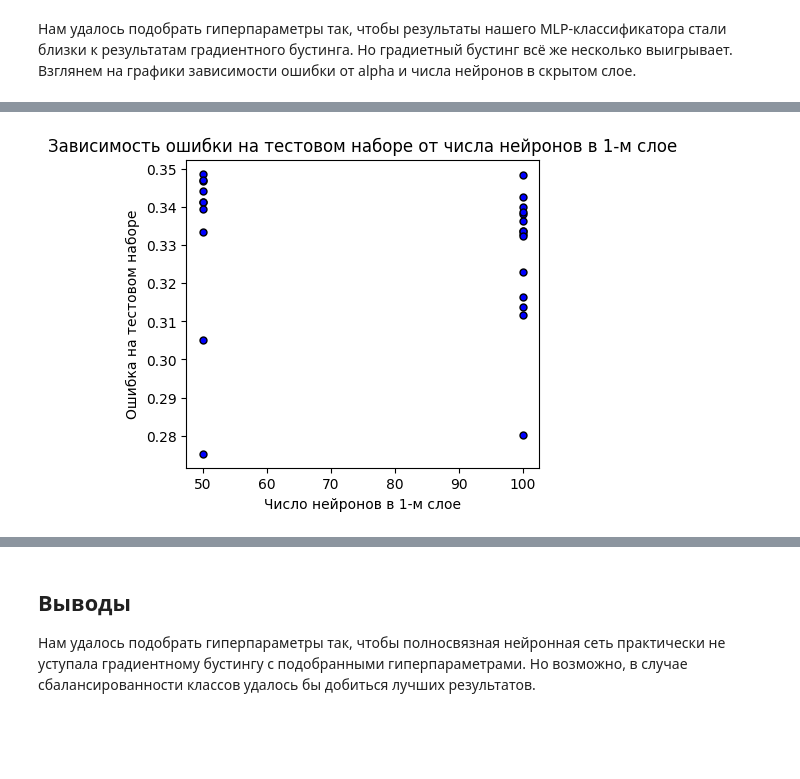
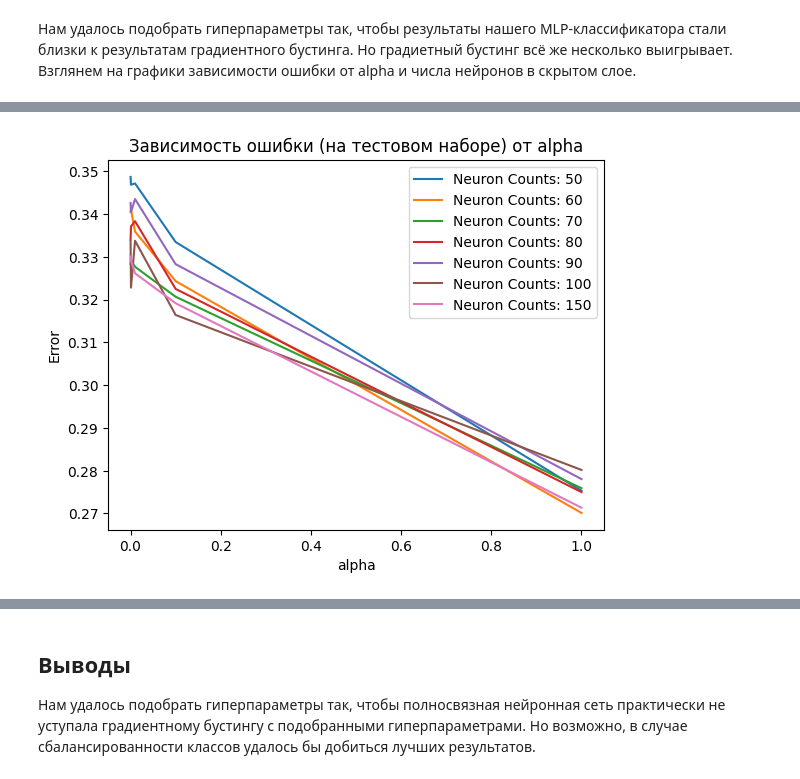
Before and after one commit to alexChurkin/MyML2023, a Jupyter notebook: Homework_6_2912.ipynb, the cells around one changed output, grey strips where cells are left out. Saved outputs shown, nothing was run; the diff lists cells and outputs as text; code cells hidden in the pictures; blank space fills up the shorter version.

```diff
--- a/Homework_6_2912.ipynb
+++ b/Homework_6_2912.ipynb
@@ -616,13 +610,3 @@ plt.show()
 Нам удалось подобрать гиперпараметры так, чтобы результаты нашего MLP-классификатора стали близки к результатам градиентного бустинга.
 Но градиетный бустинг всё же несколько выигрывает.
 Взглянем на графики зависимости ошибки от alpha и числа нейронов в скрытом слое.
-# %%
-errors = 1 - mean_test_scores
-
-plt.figure(figsize=(10, 4))
-plt.subplot(1, 2, 1)
-plt.scatter(alphas, errors, s=25, c='blue', marker='o', edgecolors='black')
-plt.xlabel('alpha')
-plt.ylabel('Ошибка на тестовом наборе')
-plt.title('Зависимость ошибки на тестовом наборе от alpha')
-plt.show()
@@ -631,10 +613,25 @@ plt.show()
-# %%
-plt.figure(figsize=(10, 4))
-plt.subplot(1, 2, 1)
-plt.scatter(neuron_counts, errors, s=25, c='blue', marker='o', edgecolors='black')
-plt.xlabel('Число нейронов в 1-м слое')
-plt.ylabel('Ошибка на тестовом наборе')
-plt.title('Зависимость ошибки на тестовом наборе от числа нейронов')
-plt.show()
-# %% [output]
-[figure, removed]
+# %%
+results = grid_search.cv_results_
+alphas = [param['alpha'] for param in results['params']]
+neuron_counts = [param['hidden_layer_sizes'] for param in results['params']]
+mean_test_scores = results['mean_test_score']
+
+alphas_neuron_counts_errors = list(zip(alphas, neuron_counts, errors))
+
+neuron_counts_data = {}
+for alpha, neuron_count, error in alphas_neuron_counts_errors:
+    if neuron_count not in neuron_counts_data:
+        neuron_counts_data[neuron_count] = {'alpha': [], 'error': []}
+    neuron_counts_data[neuron_count]['alpha'].append(alpha)
+    neuron_counts_data[neuron_count]['error'].append(error)
+
+for neuron_count, values in neuron_counts_data.items():
+    plt.plot(values['alpha'], values['error'], label=f'Neuron Counts: {neuron_count}')
+
+plt.xlabel('alpha')
+plt.ylabel('Error')
+plt.title('Зависимость ошибки (на тестовом наборе) от alpha')
+plt.legend()
+plt.show()
+# %% [output]
+[figure, added]
```
Also changed, not shown: parts of 6 cells of this notebook.
